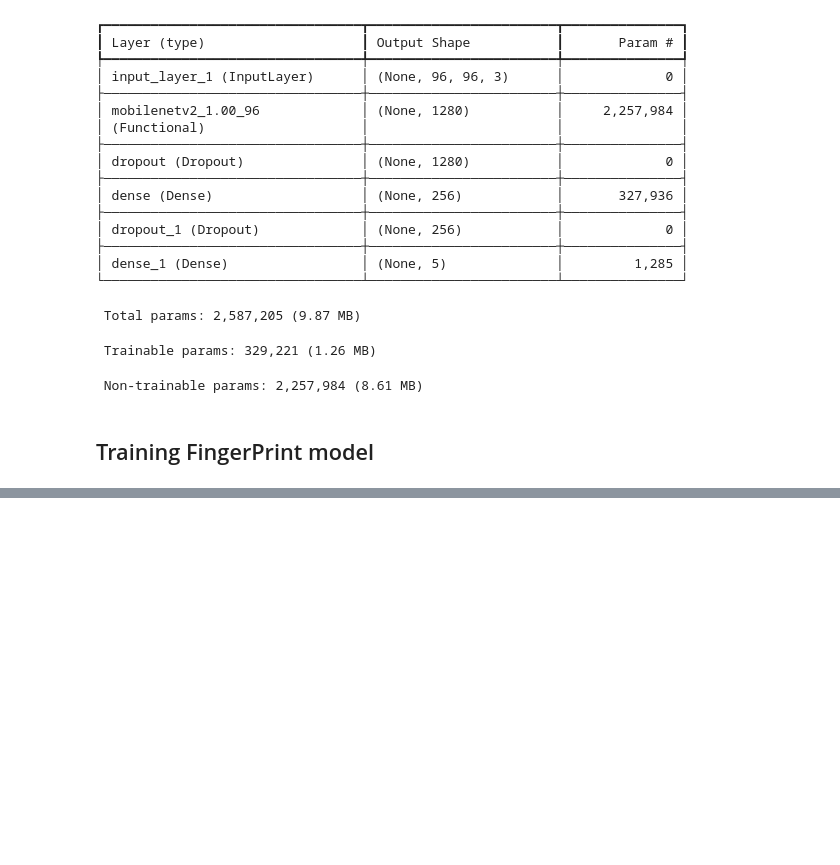
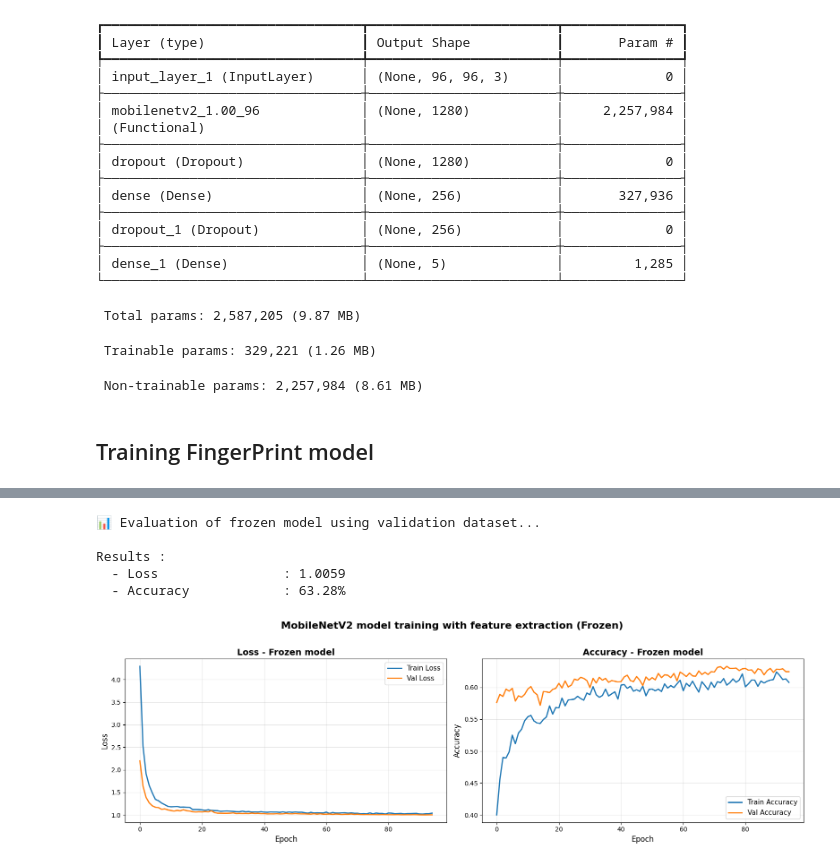
Before and after one commit to OrenChouraki06/projet-fingerprint-validator, a Jupyter notebook: notebooks/transfer_learning_mobilenet.ipynb, the cells around one changed output, grey strips where cells are left out. Cells and saved outputs as stored; diff of their text form; code cells hidden in the pictures; blank space fills up the shorter version.

Commit message:
focus on MobileNetV2 and increase num epochs to 100

```diff
--- a/notebooks/transfer_learning_mobilenet.ipynb
+++ b/notebooks/transfer_learning_mobilenet.ipynb
@@ -555,7 +573,7 @@ EARLYSTOPPING_PATIENCE = 10
 EARLYSTOPPING_VERBOSE = 1
 
 REDUCELRONPLATEAU_FACTOR = 0.5
-REDUCELRONPLATEAU_PATIENCE = 5
+REDUCELRONPLATEAU_PATIENCE = 4
 REDUCELRONPLATEAU_MIN_LR = 1e-7
 REDUCELRONPLATEAU_VERBOSE = 1
 
@@ -624,4 +642,6 @@ def fit_fingerprint_model(model: keras.Model, train_ds: tf.data.Dataset, val_ds:
         print(f"\n✅ Good result : {best_val_acc*100:.1f}%")
     else:
         print(f"\n🎯 Excellent ! Accuracy of {best_val_acc*100:.1f}%")
+
+    return history_fit
 # %% [markdown]
@@ -629,6 +649,10 @@ def fit_fingerprint_model(model: keras.Model, train_ds: tf.data.Dataset, val_ds:
 # %%
+# increase num epochs and patience parameters
+FIT_NUM_EPOCHS = 100
+EARLYSTOPPING_PATIENCE = 20
+
 # initial training with frozen base model
-fit_fingerprint_model(mobilenet_fingerprint_model, train_ds_prepared, val_ds_prepared)
+history_fit = fit_fingerprint_model(mobilenet_fingerprint_model, train_ds_prepared, val_ds_prepared)
 # %% [output]
 🚀 Training (frozen) FingerPrint model ...
 
@@ -663,7 +684,0 @@ Epoch 3/30
-# %%
-# increase num epochs and patience parameters
-FIT_NUM_EPOCHS = 50
-EARLYSTOPPING_PATIENCE = 20
-REDUCELRONPLATEAU_PATIENCE = 10
-
-fit_fingerprint_model(mobilenet_fingerprint_model, train_ds_prepared, val_ds_prepared)
@@ -687,0 +728,41 @@ Epoch 1: val_accuracy improved from None to 0.59417, saving model to /Users/laur
+# %%
+# Evaluation using validation dataset
+print("📊 Evaluation of frozen model using validation dataset...\n")
+
+results_mobilenet = mobilenet_fingerprint_model.evaluate(val_ds_prepared, verbose=0)
+
+print("Results :")
+print(f"  - Loss                : {results_mobilenet[0]:.4f}")
+print(f"  - Accuracy            : {results_mobilenet[1]*100:.2f}%")
+
+# Display training grpahs
+fig, axes = plt.subplots(1, 2, figsize=(16, 5))
+
+# Loss
+axes[0].plot(history_fit.history['loss'], label='Train Loss', linewidth=2)
+axes[0].plot(history_fit.history['val_loss'], label='Val Loss', linewidth=2)
+axes[0].set_xlabel('Epoch', fontsize=12)
+axes[0].set_ylabel('Loss', fontsize=12)
+axes[0].set_title('Loss - Frozen model', fontsize=14, fontweight='bold')
+axes[0].legend(fontsize=11)
+axes[0].grid(alpha=0.3)
+
+# Accuracy
+axes[1].plot(history_fit.history['accuracy'], label='Train Accuracy', linewidth=2)
+axes[1].plot(history_fit.history['val_accuracy'], label='Val Accuracy', linewidth=2)
+axes[1].set_xlabel('Epoch', fontsize=12)
+axes[1].set_ylabel('Accuracy', fontsize=12)
+axes[1].set_title('Accuracy - Frozen model', fontsize=14, fontweight='bold')
+axes[1].legend(fontsize=11)
+axes[1].grid(alpha=0.3)
+
+plt.suptitle(f'{MobileNet_version} model training with feature extraction (Frozen)', fontsize=16, fontweight='bold', y=1.02)
+plt.tight_layout()
+plt.show()
+# %% [output]
+📊 Evaluation of frozen model using validation dataset...
+
+Results :
+  - Loss                : 1.0059
+  - Accuracy            : 63.28%
+[figure, added]
```
Also changed, not shown: parts of 15 cells of this notebook, 2 other files.
